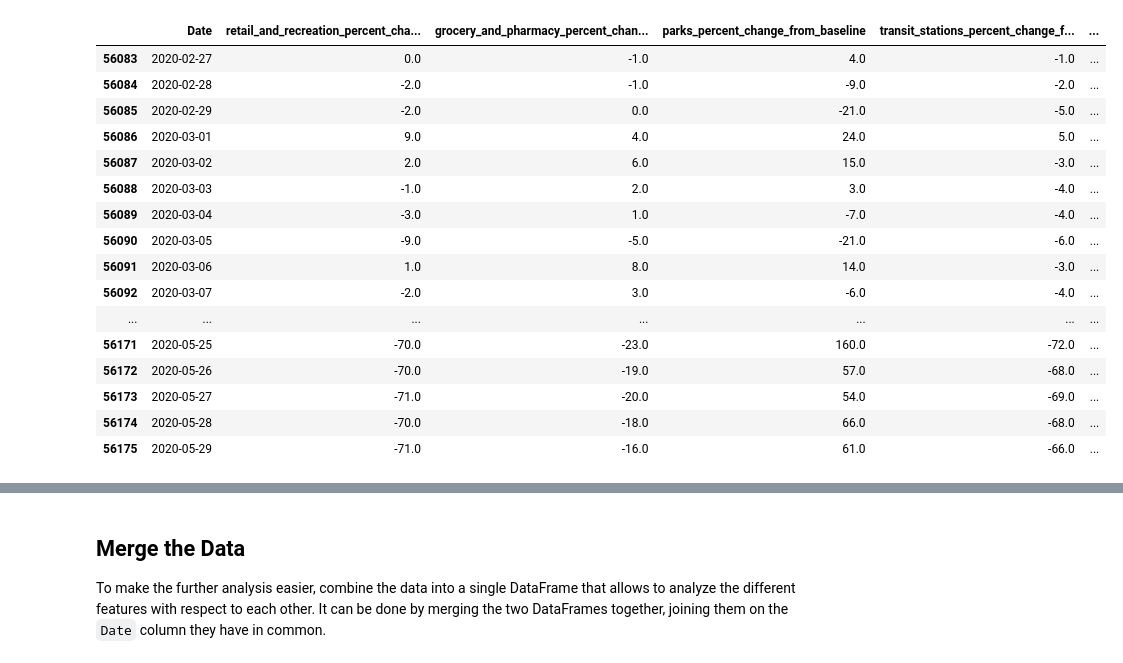
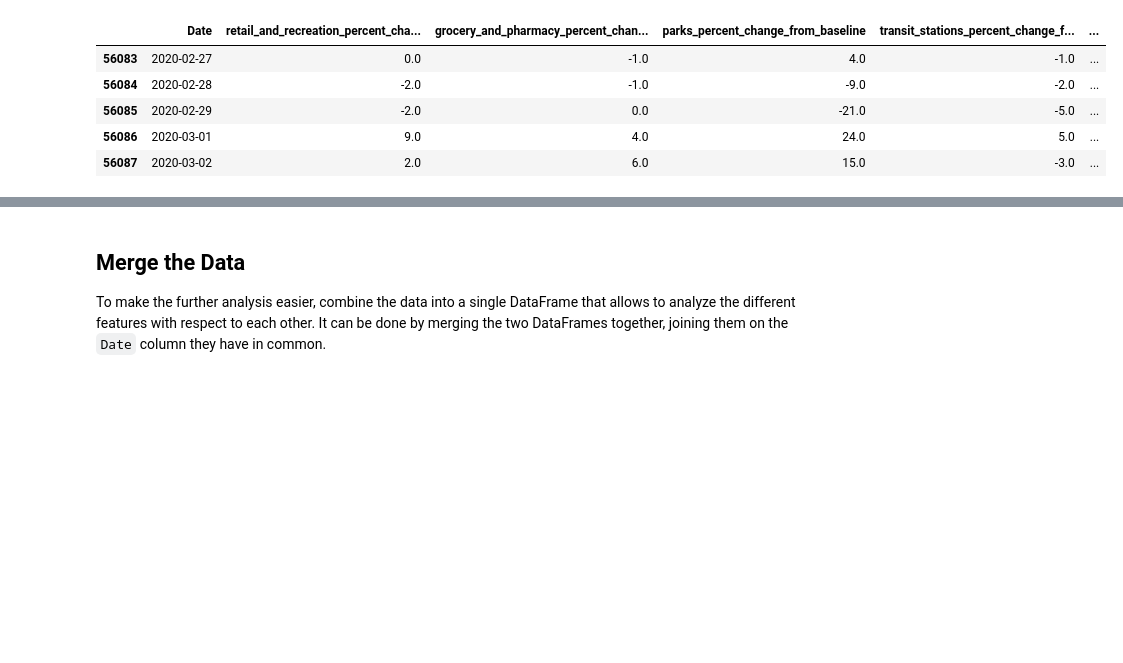
Before and after one commit to IuliiaZaitova/COVID_Prediction_London_National_Transport_Use, a Jupyter notebook: UK_transport.ipynb, the cells around one changed output, grey strips where cells are left out. Cells and saved outputs as stored; diff of their text form; code cells hidden in the pictures; blank space fills up the shorter version.

```diff
--- a/UK_transport.ipynb
+++ b/UK_transport.ipynb
@@ -91,33 +116,22 @@ df_transport_feb_mar
 # %%
-# Choose the UK as the region under analysis
+# Choose the UK as the region under analysis for mobility
 uk_mobility = df_mobility[df_mobility['country_region'] == 'United Kingdom']
 uk_mobility['sub_region_1'].replace({np.nan: ' '}, inplace = True)
 
 # choose the columns and dates required for the analysis
 uk_mobility = uk_mobility[uk_mobility['date'].isin(pd.date_range('2020-02-27', '2020-05-29'))]
 uk_mobility.rename(columns={'date':'Date'}, inplace=True)
 # choose Greater London as the sub-region under analysis
 london_mobility = uk_mobility[uk_mobility['sub_region_1'] == 'Greater London']
 # drop the sub-region column after the region is chosen
 london_mobility = london_mobility.iloc[:,4:]
 # check for missing values
 london_mobility.isnull().any()
-london_mobility
+london_mobility.head()
 # %% [output]
 |  | Date | retail_and_recreation_percent_cha... | grocery_and_pharmacy_percent_chan... | parks_percent_change_from_baseline | transit_stations_percent_change_f... | ... |
 | 56083 | 2020-02-27 | 0.0 | -1.0 | 4.0 | -1.0 | ... |
 | 56084 | 2020-02-28 | -2.0 | -1.0 | -9.0 | -2.0 | ... |
 | 56085 | 2020-02-29 | -2.0 | 0.0 | -21.0 | -5.0 | ... |
 | 56086 | 2020-03-01 | 9.0 | 4.0 | 24.0 | 5.0 | ... |
 | 56087 | 2020-03-02 | 2.0 | 6.0 | 15.0 | -3.0 | ... |
-| 56088 | 2020-03-03 | -1.0 | 2.0 | 3.0 | -4.0 | ... |
-| 56089 | 2020-03-04 | -3.0 | 1.0 | -7.0 | -4.0 | ... |
-| 56090 | 2020-03-05 | -9.0 | -5.0 | -21.0 | -6.0 | ... |
-| 56091 | 2020-03-06 | 1.0 | 8.0 | 14.0 | -3.0 | ... |
-| 56092 | 2020-03-07 | -2.0 | 3.0 | -6.0 | -4.0 | ... |
-| ... | ... | ... | ... | ... | ... | ... |
-| 56171 | 2020-05-25 | -70.0 | -23.0 | 160.0 | -72.0 | ... |
-| 56172 | 2020-05-26 | -70.0 | -19.0 | 57.0 | -68.0 | ... |
-| 56173 | 2020-05-27 | -71.0 | -20.0 | 54.0 | -69.0 | ... |
-| 56174 | 2020-05-28 | -70.0 | -18.0 | 66.0 | -68.0 | ... |
-| 56175 | 2020-05-29 | -71.0 | -16.0 | 61.0 | -66.0 | ... |
```
Also changed, not shown: parts of 25 cells of this notebook.
